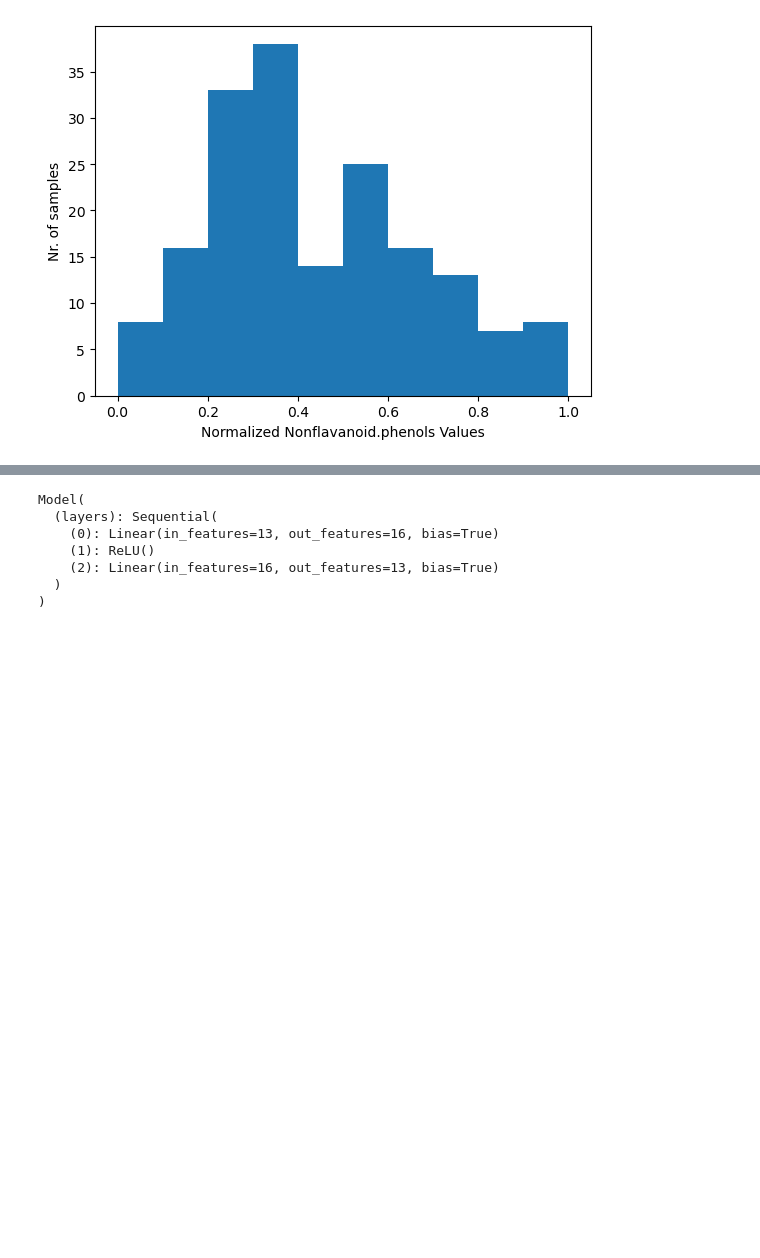
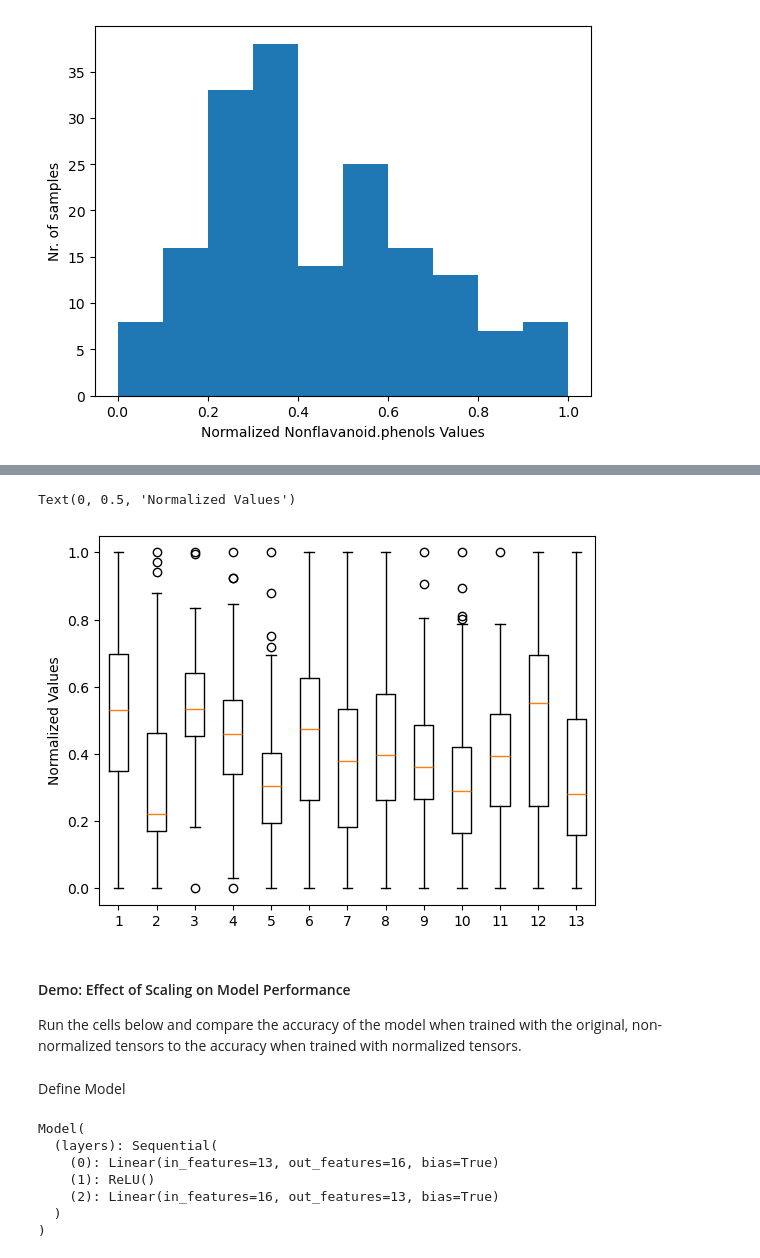
Before and after one commit to atleer/intro-to-deep-learning-dev, a Jupyter notebook: Day02/07_data_standardization/07_data_standardization.ipynb, the cells around one changed output, grey strips where cells are left out. Saved outputs shown, nothing was run; the diff lists cells and outputs as text; code cells hidden in the pictures; blank space fills up the shorter version.

```diff
--- a/Day02/07_data_standardization/07_data_standardization.ipynb
+++ b/Day02/07_data_standardization/07_data_standardization.ipynb
@@ -174,3 +152,20 @@ len(train_data)
+# %%
+# the data from all other columns are the features
+features = torch.tensor(df.drop(columns='Wine').values, dtype=torch.float32)
+# %%
+features_norm = (features - features.min(dim=0).values)/(features.max(dim=0).values-features.min(dim=0).values)
+# %%
+plt.boxplot(features_norm)
+plt.ylabel('Normalized Values')
+# %% [output]
+Text(0, 0.5, 'Normalized Values')
+[figure, added]
+# %% [markdown]
+#### Demo: Effect of Scaling on Model Performance
+
+Run the cells below and compare the accuracy of the model when trained with the original, non-normalized tensors to the accuracy when trained with normalized tensors.
+# %% [markdown]
+Define Model
 # %%
 class Model(nn.Module):
     def __init__(self,):
```
Also changed, not shown: parts of 45 cells of this notebook.
